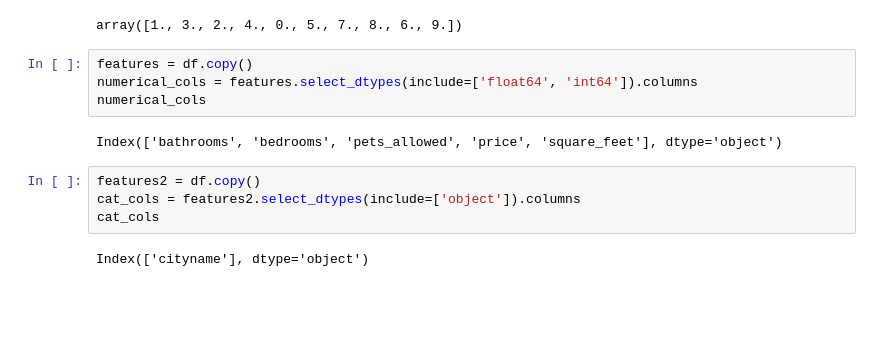
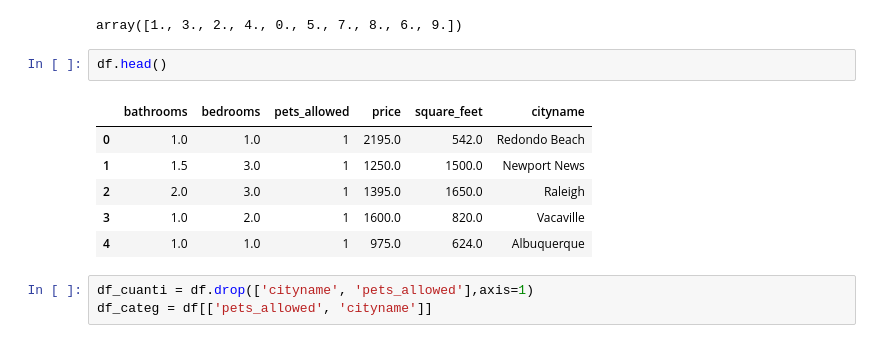
Before and after one commit to hdiazf/machine_learning_2, a Jupyter notebook: notebook/Tarea1_.ipynb, the cells around one changed output. Drawn from its saved outputs; the diff is of its cells as text; blank space fills up the shorter version.

```diff
--- a/notebook/Tarea1_.ipynb
+++ b/notebook/Tarea1_.ipynb
@@ -339,15 +339,15 @@ array([1. , 1.5, 2. , 2.5, 3. , 3.5, 4. , 7. , 4.5, 5. , 8. , 8.5, 6. ,
 df['bedrooms'].unique()
 # %% [output]
 array([1., 3., 2., 4., 0., 5., 7., 8., 6., 9.])
+# %%
+df.head()
+# %% [output]
+|  | bathrooms | bedrooms | pets_allowed | price | square_feet | cityname |
+| 0 | 1.0 | 1.0 | 1 | 2195.0 | 542.0 | Redondo Beach |
+| 1 | 1.5 | 3.0 | 1 | 1250.0 | 1500.0 | Newport News |
+| 2 | 2.0 | 3.0 | 1 | 1395.0 | 1650.0 | Raleigh |
+| 3 | 1.0 | 2.0 | 1 | 1600.0 | 820.0 | Vacaville |
+| 4 | 1.0 | 1.0 | 1 | 975.0 | 624.0 | Albuquerque |
 # %%
-features = df.copy()
-numerical_cols = features.select_dtypes(include=['float64', 'int64']).columns
-numerical_cols
+df_cuanti = df.drop(['cityname', 'pets_allowed'],axis=1)
+df_categ = df[['pets_allowed', 'cityname']]
-# %% [output]
-Index(['bathrooms', 'bedrooms', 'pets_allowed', 'price', 'square_feet'], dtype='object')
-# %%
-features2 = df.copy()
-cat_cols = features2.select_dtypes(include=['object']).columns
-cat_cols
-# %% [output]
-Index(['cityname'], dtype='object')
```
Also changed, not shown: parts of 11 cells of this notebook.
